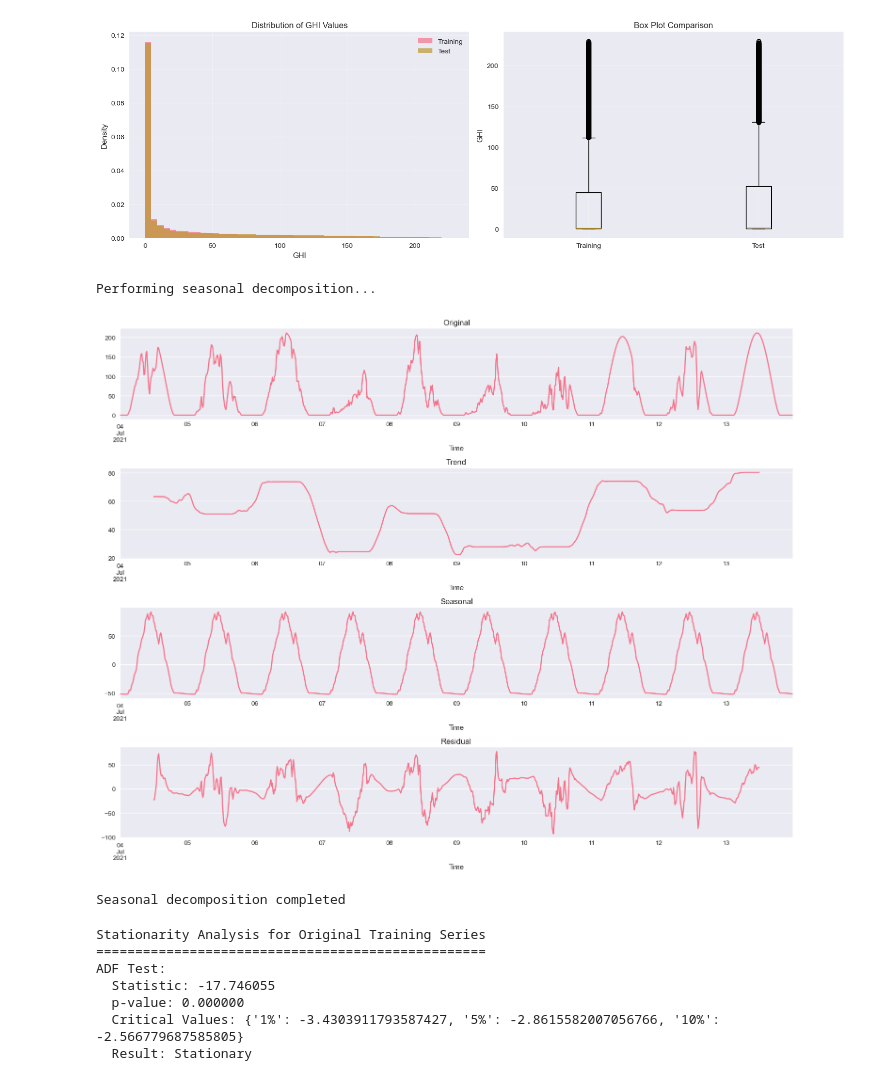
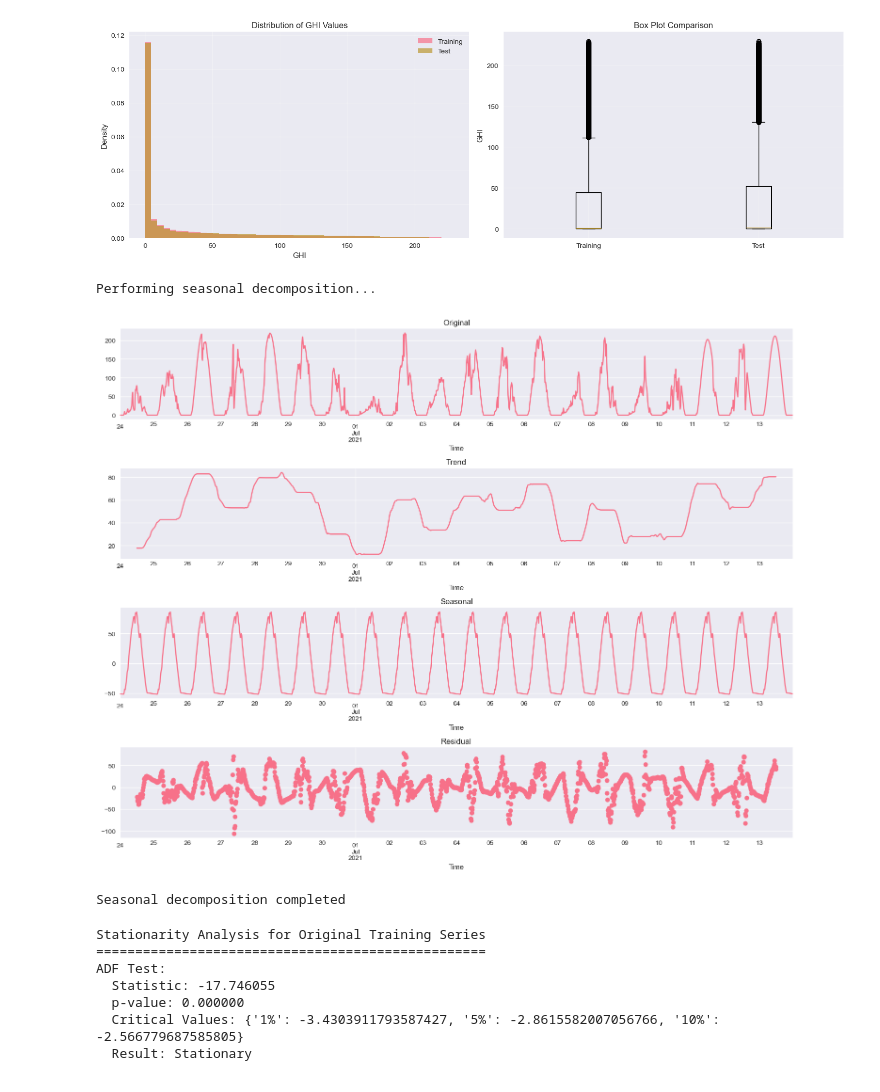
Before and after one commit to itxtx/solar_prediction, a Jupyter notebook: solar_data_sarima.ipynb, the cells around one changed output. Saved outputs shown, nothing was run; the diff lists cells and outputs as text; code cells hidden in the pictures.

```diff
--- a/solar_data_sarima.ipynb
+++ b/solar_data_sarima.ipynb
@@ -115,8 +115,8 @@ def determine_seasonality(series, freq_hint=None):
         '15min': 96,
         'H': 24,      # Hourly: 24
         '1H': 24,
-        'D': 7,       # Daily: weekly seasonality
-        '1D': 7
+        'D': 1,       # Daily: weekly seasonality
+        '1D': 1
     }
 
     for pattern, s_value in freq_mapping.items():
@@ -257,34 +257,34 @@ plt.show()
 # %%
 # Perform seasonal decomposition
 print("Performing seasonal decomposition...")
 
 try:
     # Use a subset for decomposition if data is too large
-    decomp_data = train_series[-min(len(train_series), seasonality * 10):]
+    decomp_data = train_series[-min(len(train_series), seasonality * 20):]
 
     decomposition = seasonal_decompose(
         decomp_data,
         model='additive',
         period=seasonality
     )
 
     fig, axes = plt.subplots(4, 1, figsize=(15, 12))
 
     decomposition.observed.plot(ax=axes[0], title='Original')
     decomposition.trend.plot(ax=axes[1], title='Trend')
     decomposition.seasonal.plot(ax=axes[2], title='Seasonal')
-    decomposition.resid.plot(ax=axes[3], title='Residual')
+    decomposition.resid.plot(ax=axes[3], title='Residual', marker="o", linestyle="none")
 
     plt.tight_layout()
     plt.show()
 
     print("Seasonal decomposition completed")
 
 except Exception as e:
     print(f"Could not perform seasonal decomposition: {e}")
 # %% [output]
 Performing seasonal decomposition...
-[figure, old version]
+[figure, new version]
 Seasonal decomposition completed
 # %%
 def check_stationarity(series, name="Series", alpha=0.05):
```
Also changed, not shown: 4 other files.
